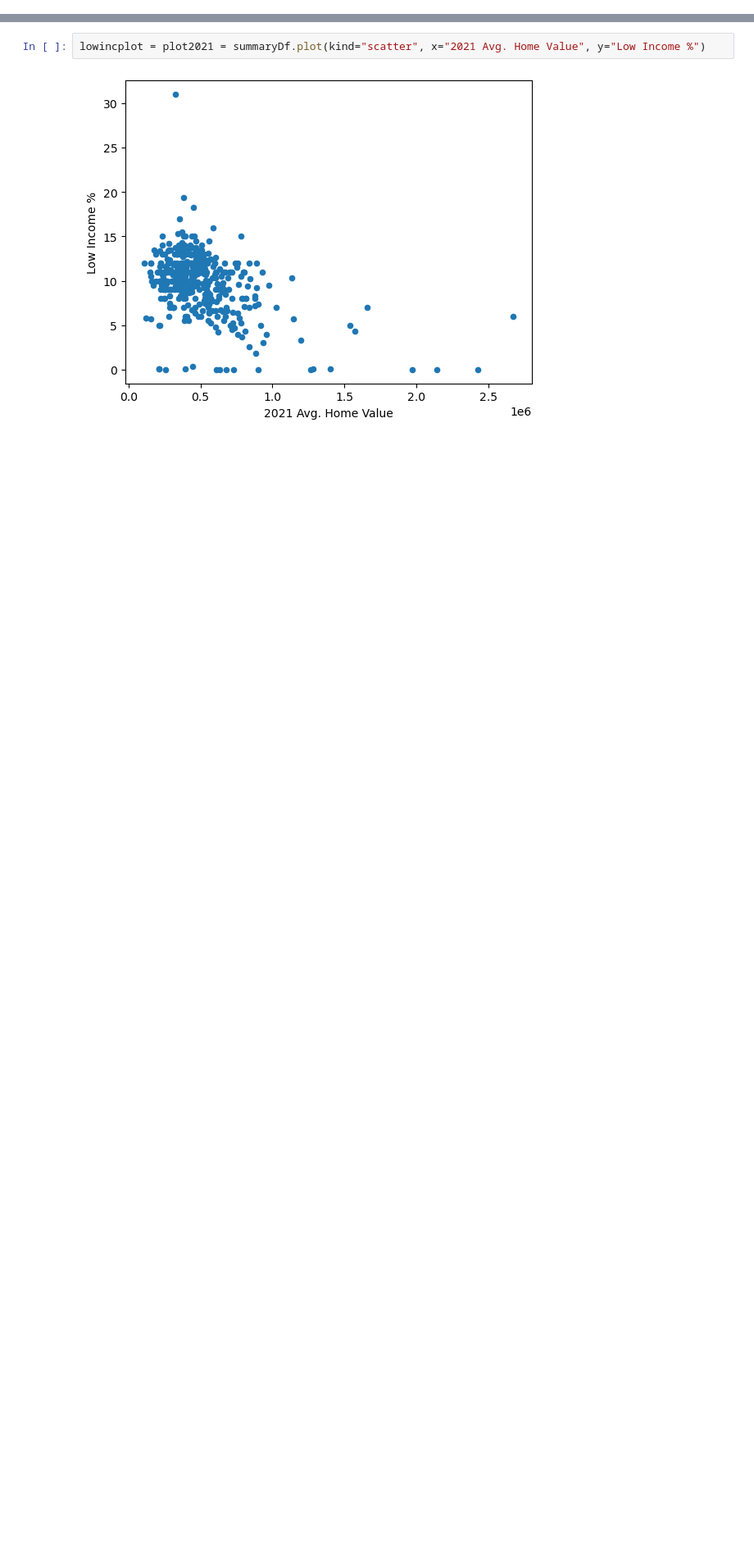
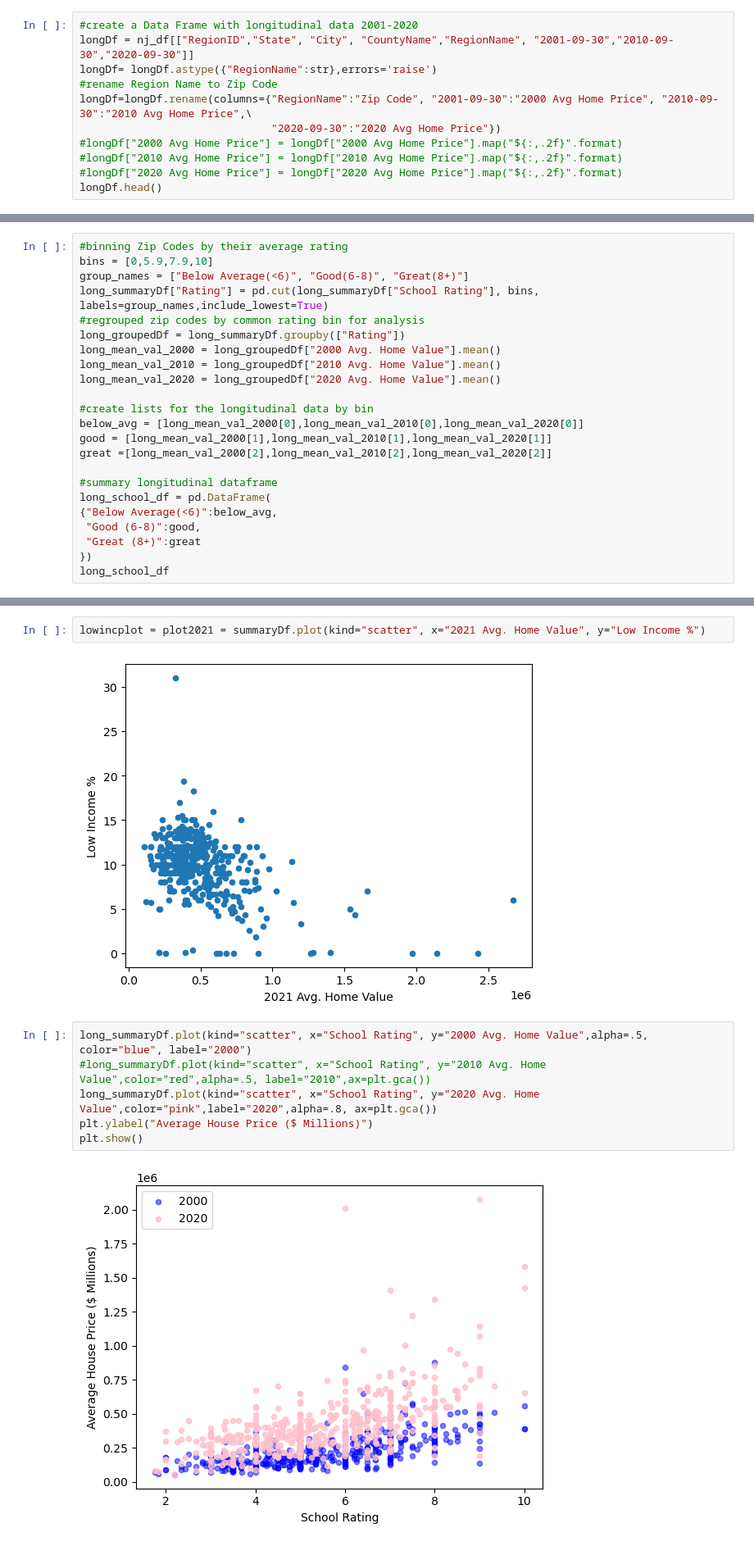
Before and after one commit to tlochan/ProjectOne, a Jupyter notebook: Data Cleaning.ipynb, the cells around one changed output, grey strips where cells are left out. Shown at 82% size. Drawn from its saved outputs; the diff is of its cells as text; blank space fills up the shorter version.

Commit message:
updated data cleaning

```diff
--- a/Data Cleaning.ipynb
+++ b/Data Cleaning.ipynb
@@ -130,0 +148,11 @@ Name: 2021 Avg. Home Value, dtype: float64
+# %%
+#create a Data Frame with longitudinal data 2001-2020
+longDf = nj_df[["RegionID","State", "City", "CountyName","RegionName", "2001-09-30","2010-09-30","2020-09-30"]]
+longDf= longDf.astype({"RegionName":str},errors='raise')
+#rename Region Name to Zip Code
+longDf=longDf.rename(columns={"RegionName":"Zip Code", "2001-09-30":"2000 Avg Home Price", "2010-09-30":"2010 Avg Home Price",\
+                              "2020-09-30":"2020 Avg Home Price"})
+#longDf["2000 Avg Home Price"] = longDf["2000 Avg Home Price"].map("${:,.2f}".format)
+#longDf["2010 Avg Home Price"] = longDf["2010 Avg Home Price"].map("${:,.2f}".format)
+#longDf["2020 Avg Home Price"] = longDf["2020 Avg Home Price"].map("${:,.2f}".format)
+longDf.head()
@@ -130,0 +201,23 @@ Name: 2021 Avg. Home Value, dtype: float64
+# %%
+#binning Zip Codes by their average rating
+bins = [0,5.9,7.9,10]
+group_names = ["Below Average(<6)", "Good(6-8)", "Great(8+)"]
+long_summaryDf["Rating"] = pd.cut(long_summaryDf["School Rating"], bins, labels=group_names,include_lowest=True)
+#regrouped zip codes by common rating bin for analysis
+long_groupedDf = long_summaryDf.groupby(["Rating"])
+long_mean_val_2000 = long_groupedDf["2000 Avg. Home Value"].mean()
+long_mean_val_2010 = long_groupedDf["2010 Avg. Home Value"].mean()
+long_mean_val_2020 = long_groupedDf["2020 Avg. Home Value"].mean()
+
+#create lists for the longitudinal data by bin
+below_avg = [long_mean_val_2000[0],long_mean_val_2010[0],long_mean_val_2020[0]]
+good = [long_mean_val_2000[1],long_mean_val_2010[1],long_mean_val_2020[1]]
+great =[long_mean_val_2000[2],long_mean_val_2010[2],long_mean_val_2020[2]]
+
+#summary longitudinal dataframe
+long_school_df = pd.DataFrame(
+{"Below Average(<6)":below_avg,
+ "Good (6-8)":good,
+ "Great (8+)":great
+})
+long_school_df
@@ -272,3 +371,11 @@ lowincplot = plot2021 = summaryDf.plot(kind="scatter", x="Low Income %", y="Scho
 lowincplot = plot2021 = summaryDf.plot(kind="scatter", x="2021 Avg. Home Value", y="Low Income %")
 # %% [output]
 [figure]
+# %%
+long_summaryDf.plot(kind="scatter", x="School Rating", y="2000 Avg. Home Value",alpha=.5, color="blue", label="2000")
+#long_summaryDf.plot(kind="scatter", x="School Rating", y="2010 Avg. Home Value",color="red",alpha=.5, label="2010",ax=plt.gca())
+long_summaryDf.plot(kind="scatter", x="School Rating", y="2020 Avg. Home Value",color="pink",label="2020",alpha=.8, ax=plt.gca())
+plt.ylabel("Average House Price ($ Millions)")
+plt.show()
+# %% [output]
+[figure, added]
```
Also changed, not shown: parts of 20 cells of this notebook.
